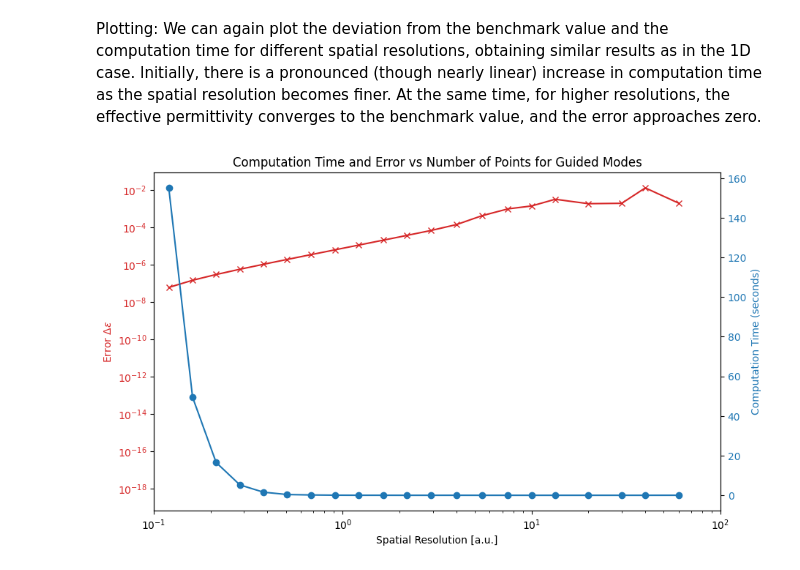
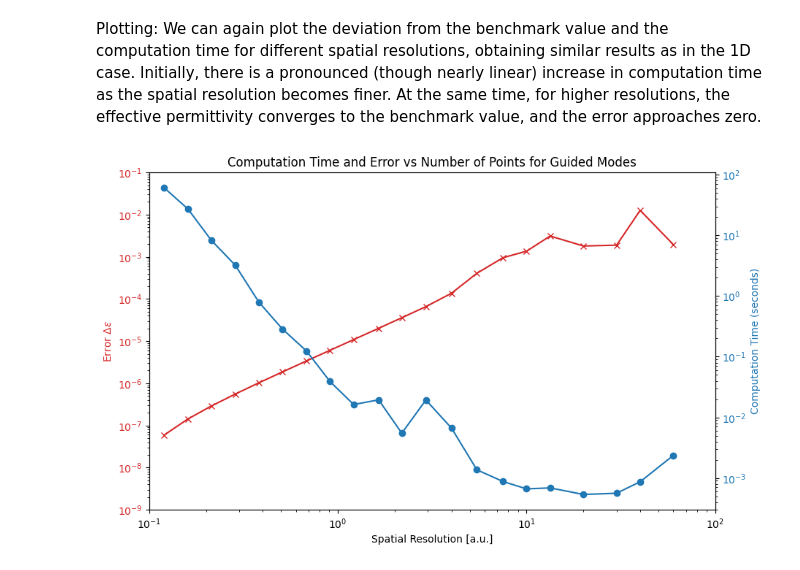
Before and after one commit to f-peters/CPho_Homework_1, a Jupyter notebook: Homework_1_group_4_all_combined.ipynb, the cells around one changed output. Saved outputs shown, nothing was run; the diff lists cells and outputs as text; code cells hidden in the pictures.

```diff
--- a/Homework_1_group_4_all_combined.ipynb
+++ b/Homework_1_group_4_all_combined.ipynb
@@ -90,15 +90,14 @@ def guided_modes_1DTE(prm, k0, h):
     # Main and off diagonals for Helmholtz operator: A E = ε_eff E
 
     main_diag = (-2 / h**2) + (k0**2) * prm
-    off_diag = np.ones(number_points - 1) / h**2
+    off_diag = np.ones(len(prm) - 1) / h**2
 
     # Sparse tridiagonal matrix (finite difference)
     A = diags([off_diag, main_diag, off_diag], offsets=[-1, 0, 1], format='csr')
-
     #Solve eigenvalue problem
-    num_modes = 100
-    eigvals, eigvecs = eigs(A, k=num_modes, which='LR')  # LR = Largest Real part
-
+    #num_modes = 100
+    #eigvals, eigvecs = eigs(A, k=num_modes, which='LR')  # LR = Largest Real part
+    eigvals, eigvecs = np.linalg.eig(A.toarray())  # Using numpy for dense matrix
     # Process eigenvalues: ε_eff = eigval / k0^2
     eigvals = np.real(eigvals)
     eff_eps = eigvals / k0**2
@@ -107,7 +106,8 @@ def guided_modes_1DTE(prm, k0, h):
     # Sorting and filtering guided modes: ε_eff > ε_substrate
     sorted_idx = np.argsort(eff_eps)[::-1] #returns an array of indices that would sort eff_eps in ascending order.
     eff_eps = eff_eps[sorted_idx]#Re‐orders the eff_eps array so that it’s now in descending order
-    eigvecs = np.real(eigvecs[:, sorted_idx])# re‐orders those columns in the same descending‐ε_eff order.
+    eigvecs = np.real(eigvecs[:, sorted_idx])# re‐orders those columns in the same descending‐ε_eff order
+    e_substrate = np.min(prm)  # assuming the substrate is the lowest permittivity
     guided_mask = eff_eps > e_substrate
     eff_eps = eff_eps[guided_mask]
     guided_modes = eigvecs[:, guided_mask]
@@ -530,29 +506,30 @@ We can again plot the deviation from the benchmark value and the computation tim
 # %%
 # Plotting computation time and error on the same plot with two y-axes
 plt.figure(figsize=(10, 6))
 ax1 = plt.gca()
 ax2 = ax1.twinx()
 
 # Plot error (left y-axis)
 ax1.plot(spatial_resolutions_2d, error_2d, marker='x', color='tab:red', label='Effective Permittivity')
 ax1.scatter(8000, 0, color='black', label='Reference Value', zorder=5, marker="x")
 ax1.axhline(0, color='black', linestyle='--')
 ax1.set_xscale('log')
 ax1.set_yscale('log')
 ax1.set_xlim([10**(-1), 10**(2)])  # Set x-axis limits for better visibility
+ax1.set_ylim([1e-9, 1e-1])  # Set y-axis limits for better visibility
 ax1.set_xlabel('Spatial Resolution [a.u.]')
 ax1.set_ylabel(r'Error $\Delta\epsilon$', color='tab:red')
 ax1.tick_params(axis='y', labelcolor='tab:red')
 #ax1.legend(loc='lower right')
 
 # Plot computation time (right y-axis)
 ax2.plot(spatial_resolutions_2d, time_results_2d, marker='o', color='tab:blue', label='Computation Time')
-#ax2.set_yscale('log')
+ax2.set_yscale('log')
 ax2.set_ylabel('Computation Time (seconds)', color='tab:blue')
 ax2.tick_params(axis='y', labelcolor='tab:blue')
 #ax2.legend(loc='lower right')
 
 plt.title('Computation Time and Error vs Number of Points for Guided Modes')
 plt.show()
 # %% [output]
-[figure, old version]
+[figure, new version]
```
Also changed, not shown: parts of 10 cells of this notebook.
